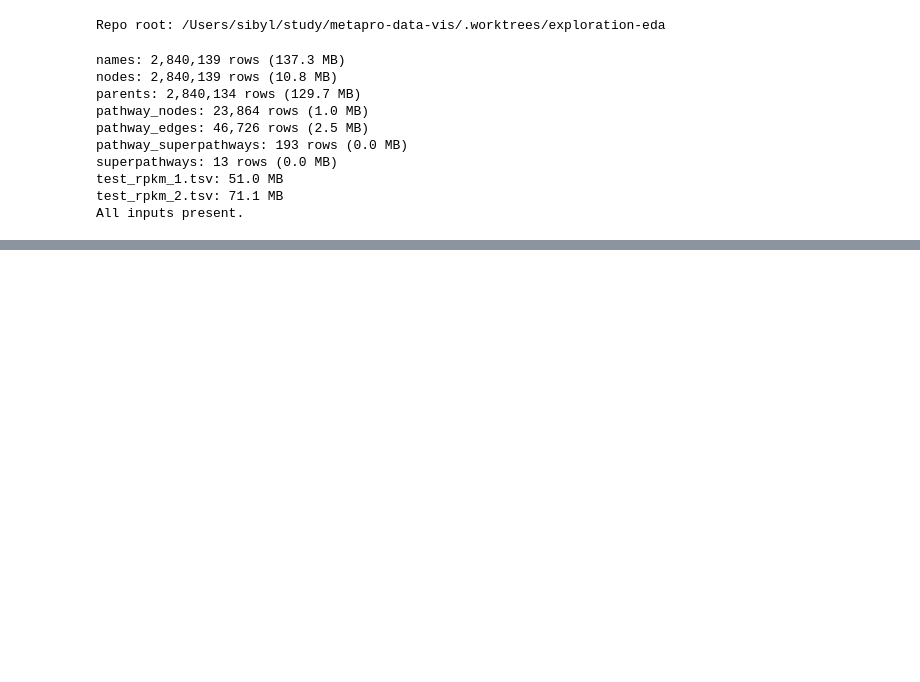
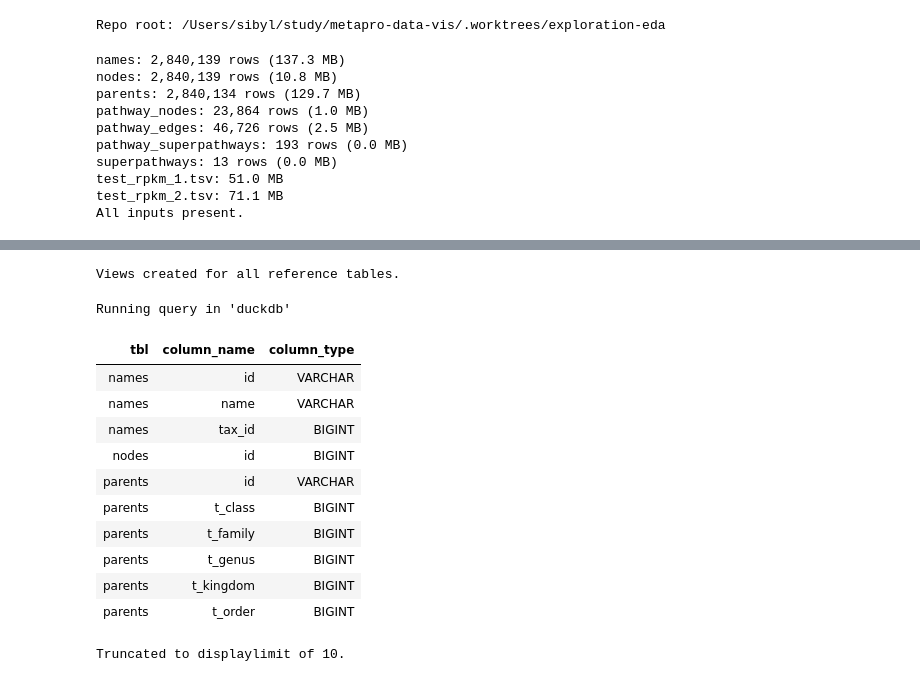
Before and after one commit to ParkinsonLab/metapro-data-vis, a Jupyter notebook: analytics/exploration/notebooks/exploratory_analysis.ipynb, the cells around one changed output, grey strips where cells are left out. Drawn from its saved outputs; the diff is of its cells as text; code cells hidden in the pictures; blank space fills up the shorter version.

```diff
--- a/analytics/exploration/notebooks/exploratory_analysis.ipynb
+++ b/analytics/exploration/notebooks/exploratory_analysis.ipynb
@@ -75,0 +80,34 @@ All inputs present.
+# %%
+for table in TABLES:
+    conn.execute(f"""
+        CREATE OR REPLACE VIEW {table} AS
+        SELECT * FROM '{PARQUET_DIR / f"{table}.parquet"}'
+    """)
+
+print("Views created for all reference tables.")
+# %% [output]
+Views created for all reference tables.
+# %%
+%%sql
+SELECT 'names' AS tbl, column_name, column_type FROM (DESCRIBE names)
+UNION ALL SELECT 'nodes', column_name, column_type FROM (DESCRIBE nodes)
+UNION ALL SELECT 'parents', column_name, column_type FROM (DESCRIBE parents)
+UNION ALL SELECT 'pathway_nodes', column_name, column_type FROM (DESCRIBE pathway_nodes)
+UNION ALL SELECT 'pathway_edges', column_name, column_type FROM (DESCRIBE pathway_edges)
+UNION ALL SELECT 'pathway_superpathways', column_name, column_type FROM (DESCRIBE pathway_superpathways)
+UNION ALL SELECT 'superpathways', column_name, column_type FROM (DESCRIBE superpathways)
+ORDER BY tbl, column_name;
+# %% [output]
+Running query in 'duckdb'
+| tbl | column_name | column_type |
+| names | id | VARCHAR |
+| names | name | VARCHAR |
+| names | tax_id | BIGINT |
+| nodes | id | BIGINT |
+| parents | id | VARCHAR |
+| parents | t_class | BIGINT |
+| parents | t_family | BIGINT |
+| parents | t_genus | BIGINT |
+| parents | t_kingdom | BIGINT |
+| parents | t_order | BIGINT |
+Truncated to displaylimit of 10.
```
Also changed, not shown: parts of 21 cells of this notebook.
